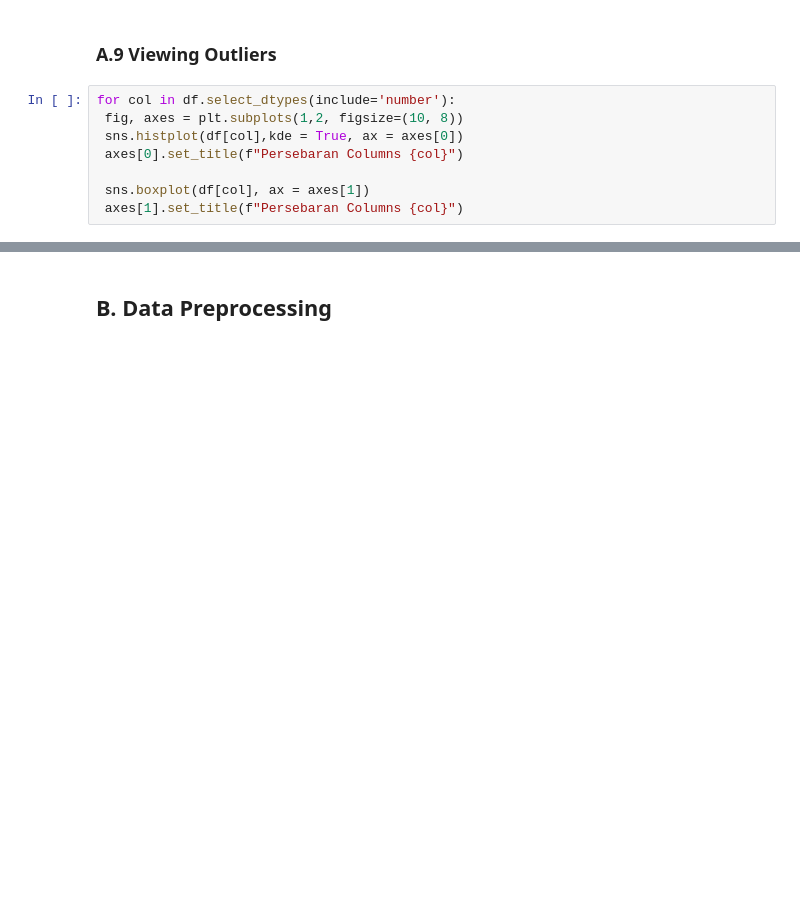
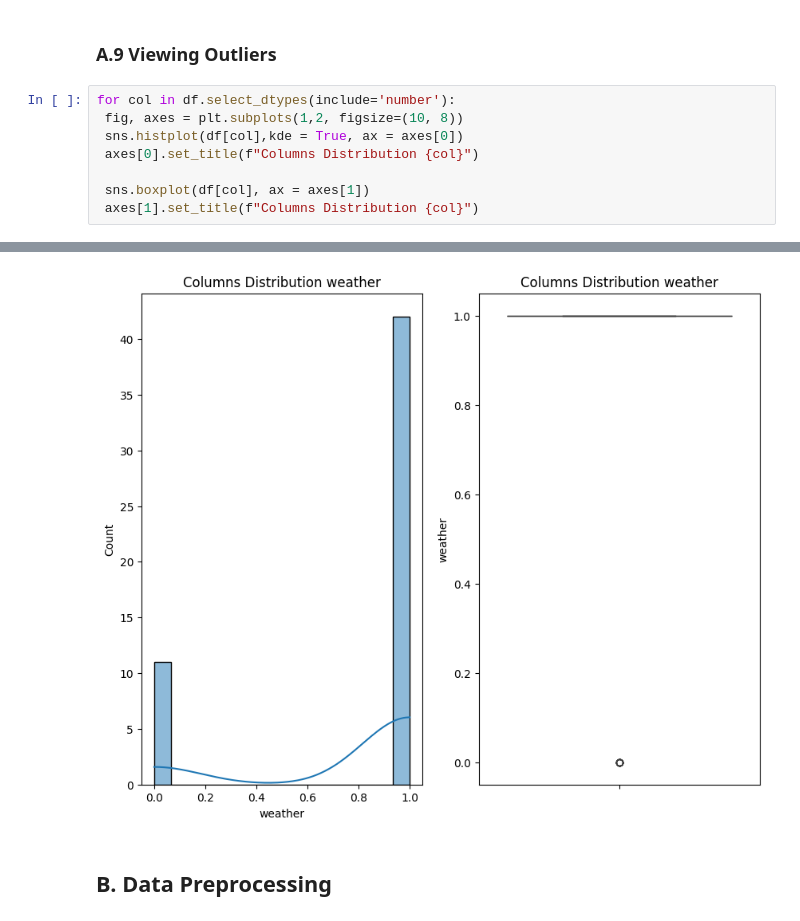
Before and after one commit to HablSank/1Day-1Dataset_MachineLearningProject, a Jupyter notebook: Day-2/Logistic Regression (Rainfall)/rainfall.ipynb, the cells around one changed output, grey strips where cells are left out. Saved outputs shown, nothing was run; the diff lists cells and outputs as text; blank space fills up the shorter version.

```diff
--- a/Day-2/Logistic Regression (Rainfall)/rainfall.ipynb
+++ b/Day-2/Logistic Regression (Rainfall)/rainfall.ipynb
@@ -113,16 +113,17 @@ df.dropna(inplace=True)
 # %%
 for col in df.select_dtypes(include='number'):
  fig, axes = plt.subplots(1,2, figsize=(10, 8))
  sns.histplot(df[col],kde = True, ax = axes[0])
- axes[0].set_title(f"Persebaran Columns {col}")
+ axes[0].set_title(f"Columns Distribution {col}")
 
  sns.boxplot(df[col], ax = axes[1])
- axes[1].set_title(f"Persebaran Columns {col}")
+ axes[1].set_title(f"Columns Distribution {col}")
 # %% [output]
 [figure]
 [figure]
 [figure]
 [figure]
+[figure, added]
 # %% [markdown]
 ## B. Data Preprocessing
 # %% [markdown]
```
